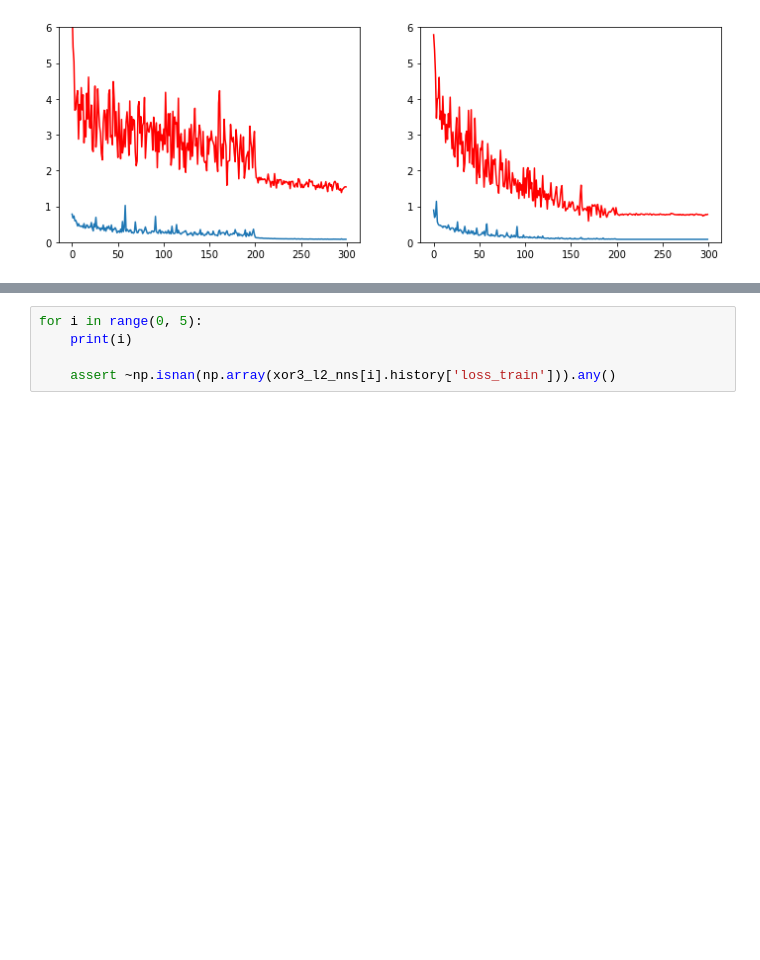
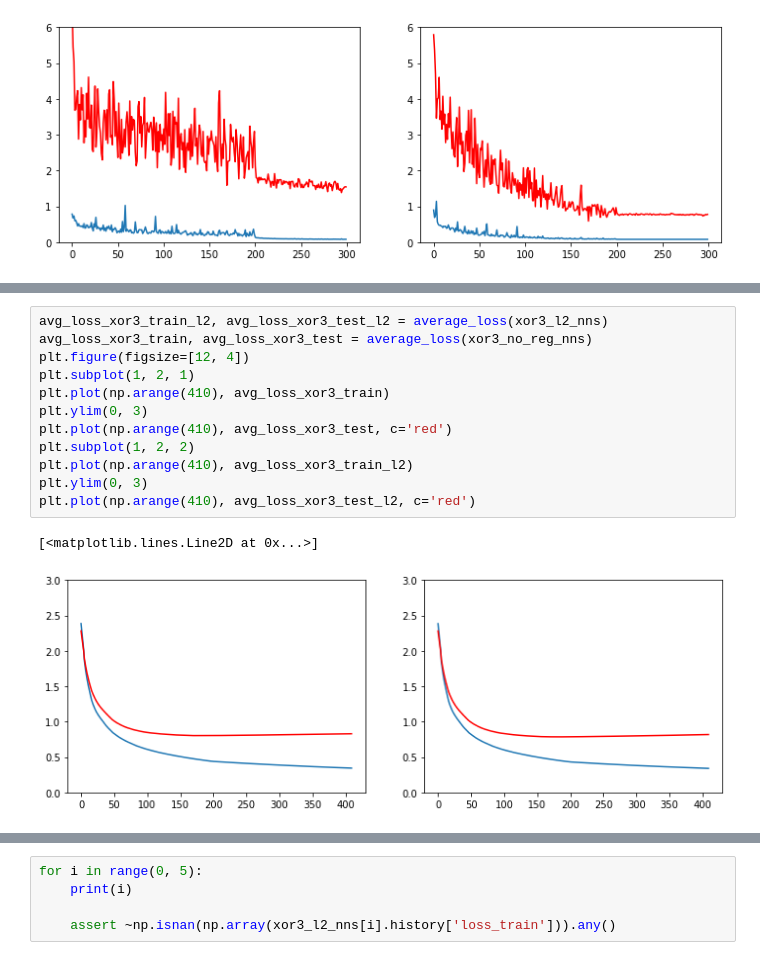
Before and after one commit to kaluskam/NN, a Jupyter notebook: notebooks/NN6.ipynb, the cells around one changed output, grey strips where cells are left out. Drawn from its saved outputs; the diff is of its cells as text; blank space fills up the shorter version.

```diff
--- a/notebooks/NN6.ipynb
+++ b/notebooks/NN6.ipynb
@@ -326,0 +320,15 @@ xor3_no_reg_nns[0].history['loss_train']
+# %%
+avg_loss_xor3_train_l2, avg_loss_xor3_test_l2 = average_loss(xor3_l2_nns)
+avg_loss_xor3_train, avg_loss_xor3_test = average_loss(xor3_no_reg_nns)
+plt.figure(figsize=[12, 4])
+plt.subplot(1, 2, 1)
+plt.plot(np.arange(410), avg_loss_xor3_train)
+plt.ylim(0, 3)
+plt.plot(np.arange(410), avg_loss_xor3_test, c='red')
+plt.subplot(1, 2, 2)
+plt.plot(np.arange(410), avg_loss_xor3_train_l2)
+plt.ylim(0, 3)
+plt.plot(np.arange(410), avg_loss_xor3_test_l2, c='red')
+# %% [output]
+[<matplotlib.lines.Line2D at 0x...>]
+[figure, added]
```
Also changed, not shown: parts of 8 cells of this notebook.
